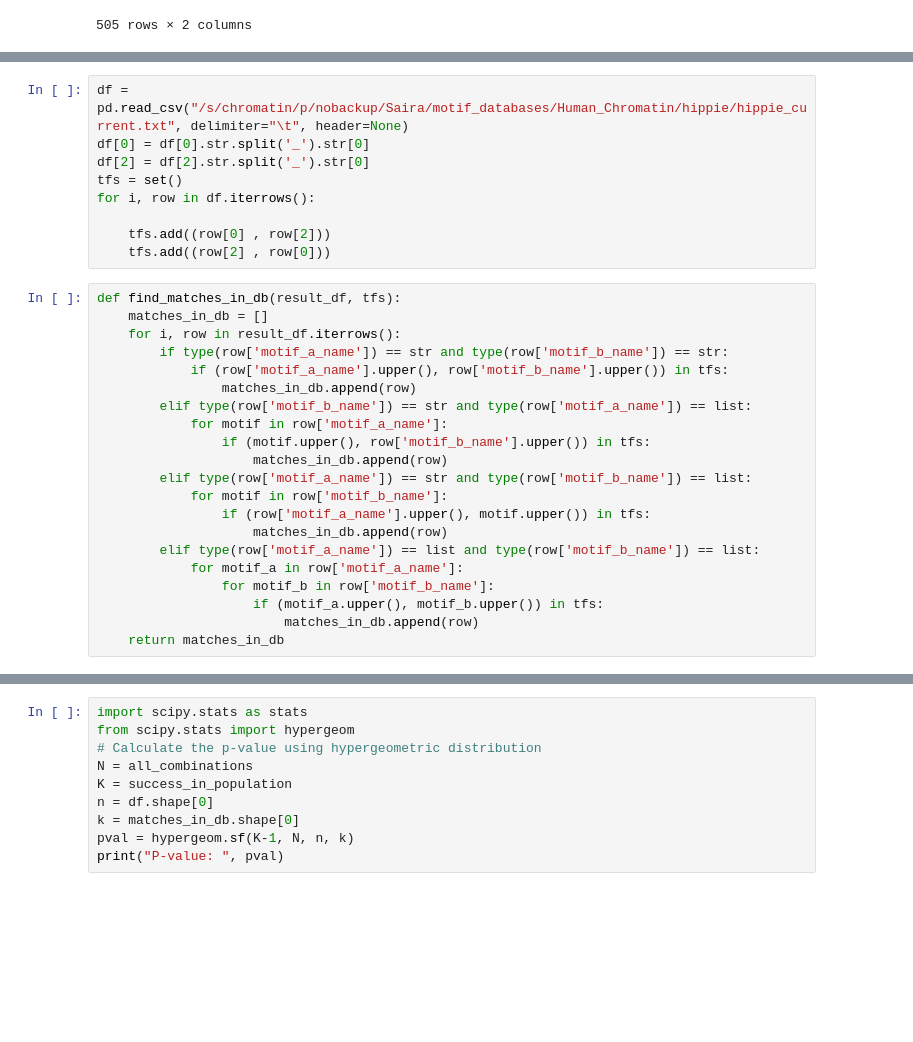
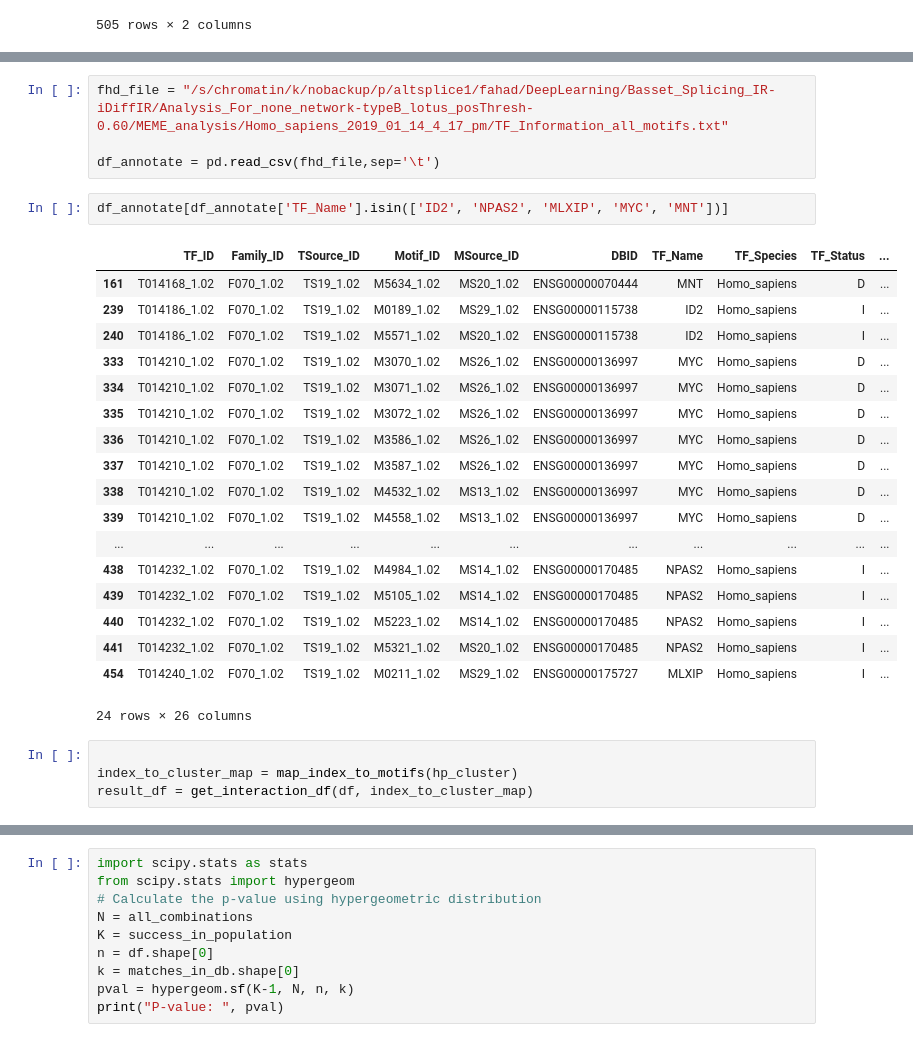
Before and after one commit to sairajab/satoriv2, a Jupyter notebook: analysis/PSSM_Post_Process_Interactions.ipynb, the cells around one changed output, grey strips where cells are left out. Drawn from its saved outputs; the diff is of its cells as text; blank space fills up the shorter version.

```diff
--- a/analysis/PSSM_Post_Process_Interactions.ipynb
+++ b/analysis/PSSM_Post_Process_Interactions.ipynb
@@ -113,31 +64,30 @@ result_df = get_interaction_df(df)
-# %%
-df = pd.read_csv("/s/chromatin/p/nobackup/Saira/motif_databases/Human_Chromatin/hippie/hippie_current.txt", delimiter="\t", header=None)
-df[0] = df[0].str.split('_').str[0]
-df[2] = df[2].str.split('_').str[0]
-tfs = set()
-for i, row in df.iterrows():
-
-    tfs.add((row[0] , row[2]))
-    tfs.add((row[2] , row[0]))
-# %%
-def find_matches_in_db(result_df, tfs):
-    matches_in_db = []
-    for i, row in result_df.iterrows():
-        if type(row['motif_a_name']) == str and type(row['motif_b_name']) == str:
-            if (row['motif_a_name'].upper(), row['motif_b_name'].upper()) in tfs:
-                matches_in_db.append(row)
-        elif type(row['motif_b_name']) == str and type(row['motif_a_name']) == list:
-            for motif in row['motif_a_name']:
-                if (motif.upper(), row['motif_b_name'].upper()) in tfs:
-                    matches_in_db.append(row)
-        elif type(row['motif_a_name']) == str and type(row['motif_b_name']) == list:
-            for motif in row['motif_b_name']:
-                if (row['motif_a_name'].upper(), motif.upper()) in tfs:
-                    matches_in_db.append(row)
-        elif type(row['motif_a_name']) == list and type(row['motif_b_name']) == list:
-            for motif_a in row['motif_a_name']:
-                for motif_b in row['motif_b_name']:
-                    if (motif_a.upper(), motif_b.upper()) in tfs:
-                        matches_in_db.append(row)
-    return matches_in_db
+# %%
+fhd_file = "/s/chromatin/k/nobackup/p/altsplice1/fahad/DeepLearning/Basset_Splicing_IR-iDiffIR/Analysis_For_none_network-typeB_lotus_posThresh-0.60/MEME_analysis/Homo_sapiens_2019_01_14_4_17_pm/TF_Information_all_motifs.txt"
+
+df_annotate = pd.read_csv(fhd_file,sep='\t')
+# %%
+df_annotate[df_annotate['TF_Name'].isin(['ID2', 'NPAS2', 'MLXIP', 'MYC', 'MNT'])]
+# %% [output]
+|  | TF_ID | Family_ID | TSource_ID | Motif_ID | MSource_ID | DBID | TF_Name | TF_Species | TF_Status | ... |
+| 161 | T014168_1.02 | F070_1.02 | TS19_1.02 | M5634_1.02 | MS20_1.02 | ENSG00000070444 | MNT | Homo_sapiens | D | ... |
+| 239 | T014186_1.02 | F070_1.02 | TS19_1.02 | M0189_1.02 | MS29_1.02 | ENSG00000115738 | ID2 | Homo_sapiens | I | ... |
+| 240 | T014186_1.02 | F070_1.02 | TS19_1.02 | M5571_1.02 | MS20_1.02 | ENSG00000115738 | ID2 | Homo_sapiens | I | ... |
+| 333 | T014210_1.02 | F070_1.02 | TS19_1.02 | M3070_1.02 | MS26_1.02 | ENSG00000136997 | MYC | Homo_sapiens | D | ... |
+| 334 | T014210_1.02 | F070_1.02 | TS19_1.02 | M3071_1.02 | MS26_1.02 | ENSG00000136997 | MYC | Homo_sapiens | D | ... |
+| 335 | T014210_1.02 | F070_1.02 | TS19_1.02 | M3072_1.02 | MS26_1.02 | ENSG00000136997 | MYC | Homo_sapiens | D | ... |
+| 336 | T014210_1.02 | F070_1.02 | TS19_1.02 | M3586_1.02 | MS26_1.02 | ENSG00000136997 | MYC | Homo_sapiens | D | ... |
+| 337 | T014210_1.02 | F070_1.02 | TS19_1.02 | M3587_1.02 | MS26_1.02 | ENSG00000136997 | MYC | Homo_sapiens | D | ... |
+| 338 | T014210_1.02 | F070_1.02 | TS19_1.02 | M4532_1.02 | MS13_1.02 | ENSG00000136997 | MYC | Homo_sapiens | D | ... |
+| 339 | T014210_1.02 | F070_1.02 | TS19_1.02 | M4558_1.02 | MS13_1.02 | ENSG00000136997 | MYC | Homo_sapiens | D | ... |
+| ... | ... | ... | ... | ... | ... | ... | ... | ... | ... | ... |
+| 438 | T014232_1.02 | F070_1.02 | TS19_1.02 | M4984_1.02 | MS14_1.02 | ENSG00000170485 | NPAS2 | Homo_sapiens | I | ... |
+| 439 | T014232_1.02 | F070_1.02 | TS19_1.02 | M5105_1.02 | MS14_1.02 | ENSG00000170485 | NPAS2 | Homo_sapiens | I | ... |
+| 440 | T014232_1.02 | F070_1.02 | TS19_1.02 | M5223_1.02 | MS14_1.02 | ENSG00000170485 | NPAS2 | Homo_sapiens | I | ... |
+| 441 | T014232_1.02 | F070_1.02 | TS19_1.02 | M5321_1.02 | MS20_1.02 | ENSG00000170485 | NPAS2 | Homo_sapiens | I | ... |
+| 454 | T014240_1.02 | F070_1.02 | TS19_1.02 | M0211_1.02 | MS29_1.02 | ENSG00000175727 | MLXIP | Homo_sapiens | I | ... |
+24 rows × 26 columns
+# %%
+
+index_to_cluster_map = map_index_to_motifs(hp_cluster)
+result_df = get_interaction_df(df, index_to_cluster_map)
 # %%
```
Also changed, not shown: parts of 22 cells of this notebook, 18 other files.
